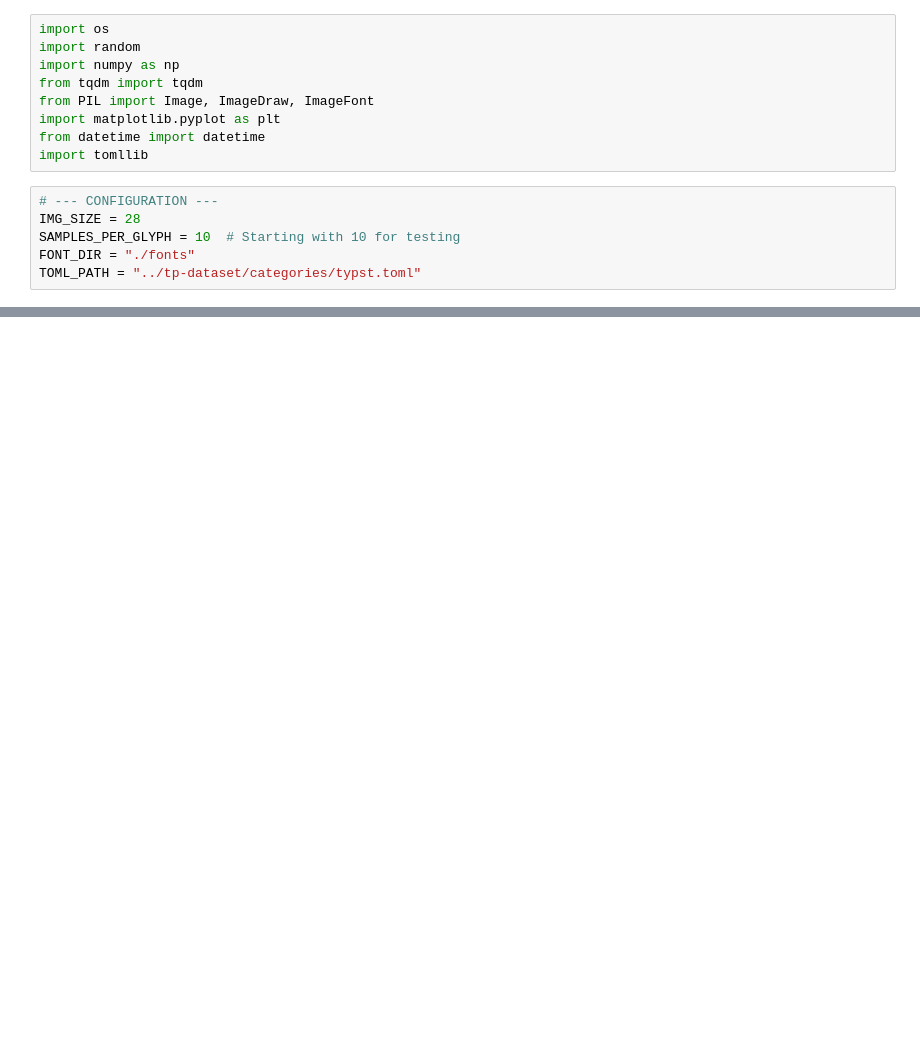
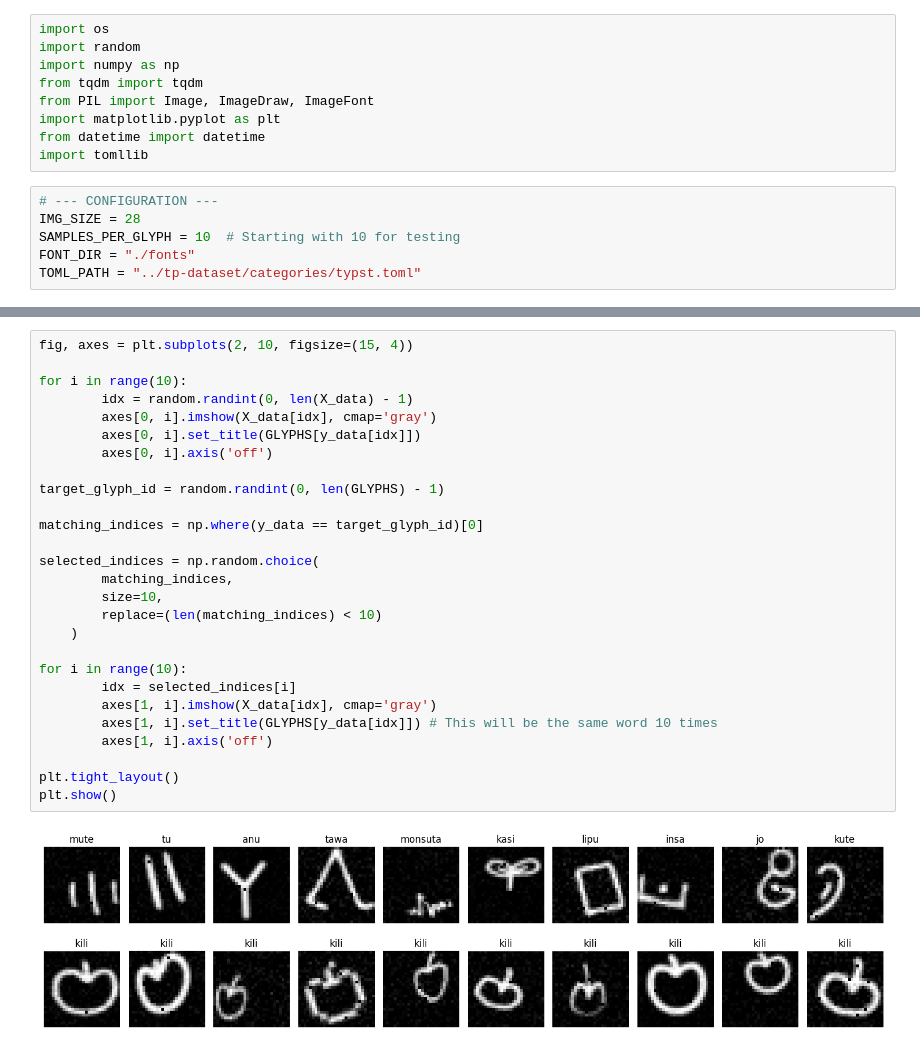
Before and after one commit to mindcat/iats, a Jupyter notebook: ocr-demo/dataset.ipynb, the cells around one changed output, grey strips where cells are left out. Saved outputs shown, nothing was run; the diff lists cells and outputs as text; blank space fills up the shorter version.

```diff
--- a/ocr-demo/dataset.ipynb
+++ b/ocr-demo/dataset.ipynb
@@ -185,3 +177,32 @@ Dataset generated! Shape: (665000, 28, 28)
+# %%
+fig, axes = plt.subplots(2, 10, figsize=(15, 4))
+
+for i in range(10):
+        idx = random.randint(0, len(X_data) - 1)
+        axes[0, i].imshow(X_data[idx], cmap='gray')
+        axes[0, i].set_title(GLYPHS[y_data[idx]])
+        axes[0, i].axis('off')
+
+target_glyph_id = random.randint(0, len(GLYPHS) - 1)
+
+matching_indices = np.where(y_data == target_glyph_id)[0]
+
+selected_indices = np.random.choice(
+        matching_indices,
+        size=10,
+        replace=(len(matching_indices) < 10)
+    )
+
+for i in range(10):
+        idx = selected_indices[i]
+        axes[1, i].imshow(X_data[idx], cmap='gray')
+        axes[1, i].set_title(GLYPHS[y_data[idx]]) # This will be the same word 10 times
+        axes[1, i].axis('off')
+
+plt.tight_layout()
+plt.show()
+# %% [output]
+[figure, added]
 # %%
 # --- EXPORT DATASET ---
 output_filename = f"data/{SAMPLES_PER_GLYPH/1000}k-{IMG_SIZE}px-{datetime.now().strftime("%m-%d-%H:%M")}.npz"
```
Also changed, not shown: parts of 5 cells of this notebook, 17 other files.
